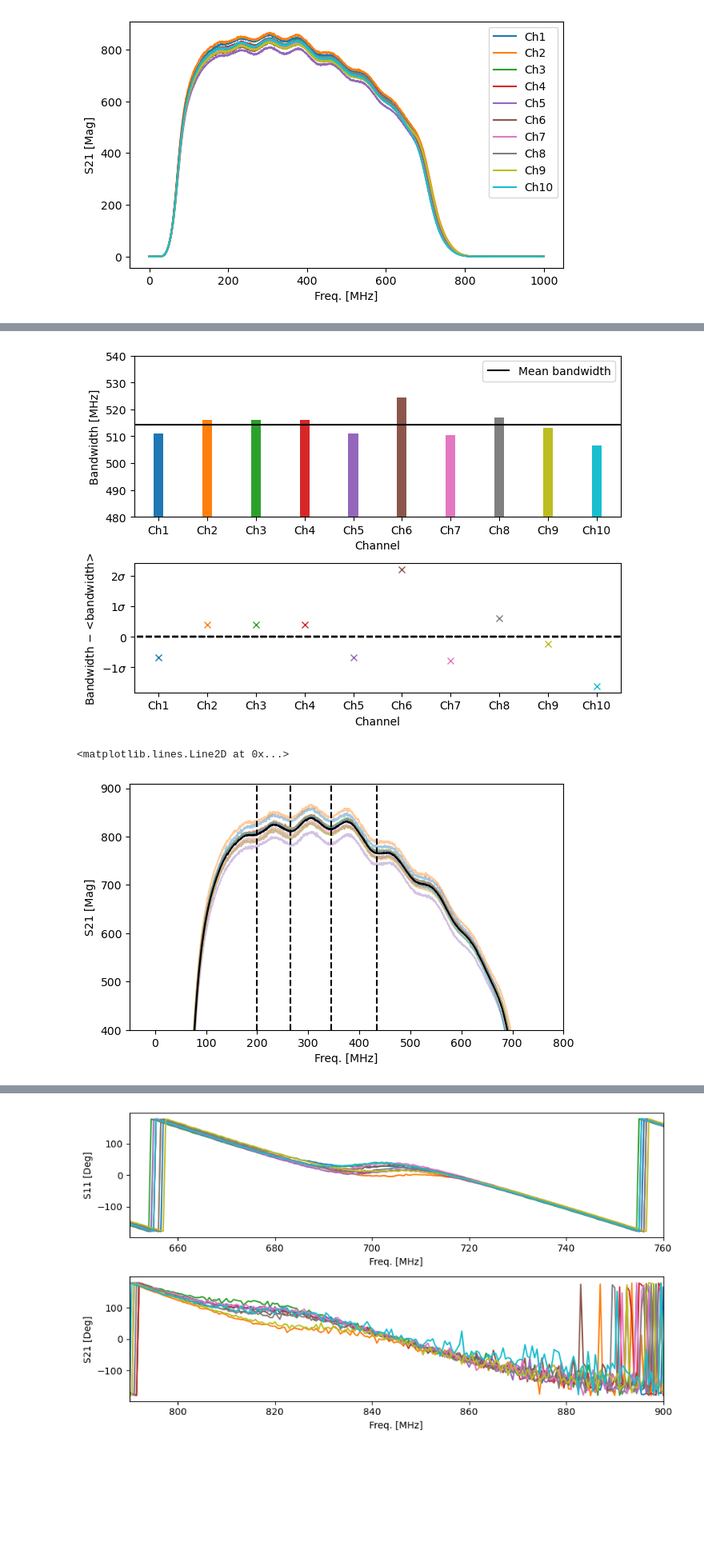
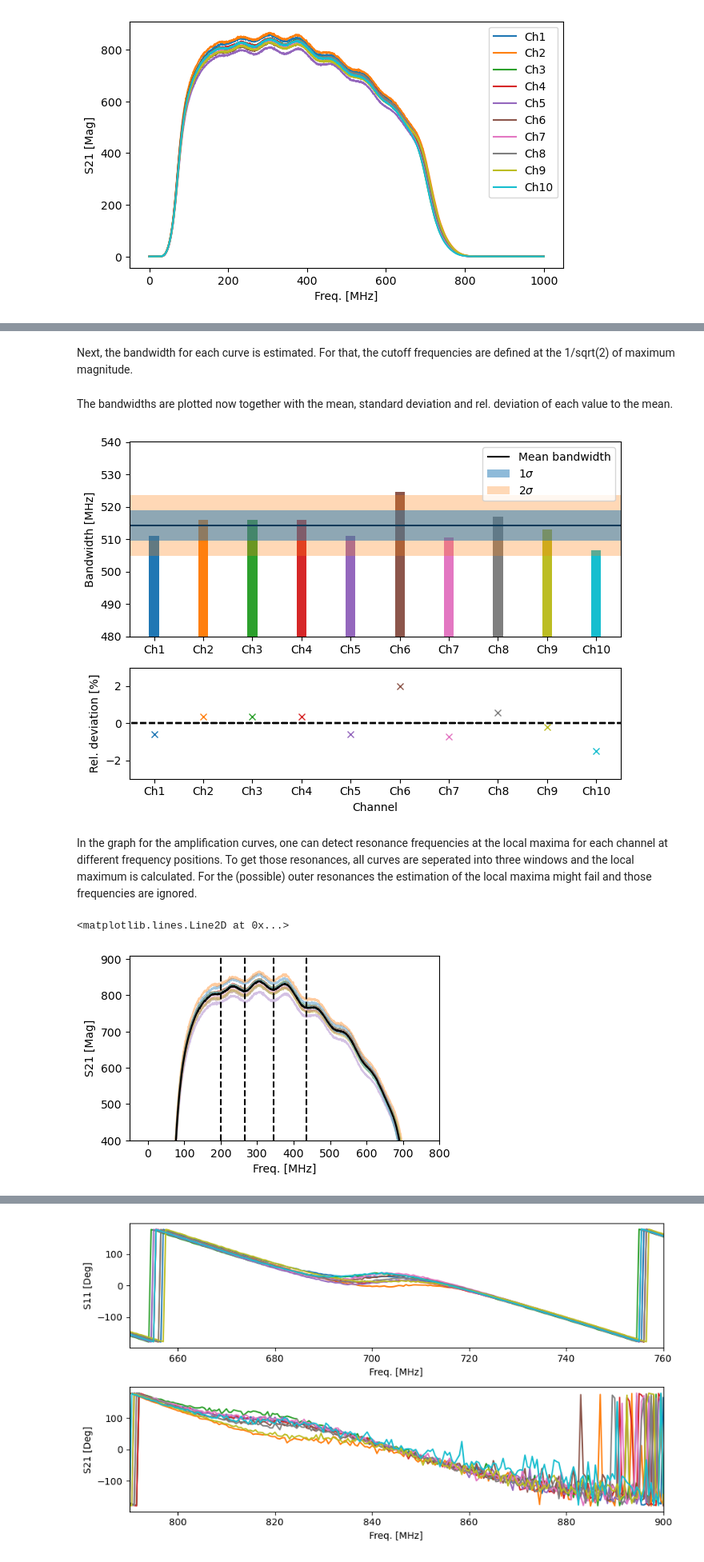
Before and after one commit to MMWeigelt/phd_app_exercise, a Jupyter notebook: my_amp_figures.ipynb, the cells around one changed output, grey strips where cells are left out. Shown at 80% size. Drawn from its saved outputs; the diff is of its cells as text; code cells hidden in the pictures; blank space fills up the shorter version.

```diff
--- a/my_amp_figures.ipynb
+++ b/my_amp_figures.ipynb
@@ -44,6 +49,5 @@ ax.legend()
 # %%
 # Mean amplification magnitude
-
 sum_mag_perFreq = []
 for num in range(len(data[0]['FreqHz'])):
     _ = [data[i]['S21MAG'][num] for i in range(len(data))]
@@ -51,22 +55,40 @@ for num in range(len(data[0]['FreqHz'])):
     sum_mag_perFreq.append(s)
 mean_S21_mag = np.array(sum_mag_perFreq)/len(data)
 
+# Difference to mean amplification curve
 diff_to_mean = []
 for i in range(len(data)):
     diff = [data[i]['S21MAG'][num] - mean_S21_mag[num] for num in range(len(data[0]['FreqHz']))]
     diff_to_mean.append(diff)
 
-fig, axs = plt.subplots(2, 1, figsize=(7, 6), height_ratios=[5, 1])
+# Calculate standard deviation
+std = []
+for num in range(len(data[0]['FreqHz'])):
+    values = [data[i]['S21MAG'][num] for i in range(len(data))]
+    std.append(np.std(values))
+std = np.array(std)
+
+# Plot
+fig, axs = plt.subplots(2, 1, figsize=(7, 6), height_ratios=[5, 2])
+
 axs[0].set_ylabel('S21 [Mag]')
+axs[0].set_ylim(ymin=450, ymax=900)
+axs[0].set_xlim(xmin=0, xmax=800)
 for i in range(len(data)):
-    axs[0].plot(data[0]['FreqHz']/1e6, data[i]['S21MAG'], alpha=0.4)
+    axs[0].plot(data[0]['FreqHz']/1e6, data[i]['S21MAG'], alpha=0.3, color='grey', linewidth=0.7)
 axs[0].plot(data[0]['FreqHz']/1e6, mean_S21_mag, color='k', label='Mean amplification magnitude')
+axs[0].fill_between(data[0]['FreqHz']/1e6, mean_S21_mag-std, mean_S21_mag+std, alpha=0.5, label=r'$1\sigma$', zorder=2)
+axs[0].fill_between(data[0]['FreqHz']/1e6, mean_S21_mag-2*std, mean_S21_mag+2*std, alpha=0.3, label=r'$2\sigma$', zorder=1)
 axs[0].legend()
 
 axs[1].set_xlabel('Freq. [MHz]')
 axs[1].set_ylabel(r'(S21 $-$ <S21>) [Mag]')
+axs[1].set_xlim(xmin=0, xmax=800)
 for i in range(len(diff_to_mean)):
-    axs[1].plot(data[0]['FreqHz']/1e6, diff_to_mean[i])
+    axs[1].plot(data[0]['FreqHz']/1e6, diff_to_mean[i], linewidth=0.7)
+zeros = np.array([0 for i in std])
+axs[1].fill_between(data[0]['FreqHz']/1e6, zeros-std, zeros+std, alpha=0.5, zorder=2)
+axs[1].fill_between(data[0]['FreqHz']/1e6, zeros-2*std, zeros+2*std, alpha=0.3, zorder=1)
 
 fig.tight_layout()
 # %% [output]
@@ -74 +96,3 @@ fig.tight_layout()
+# %% [markdown]
+Next, the bandwidth for each curve is estimated. For that, the cutoff frequencies are defined at the 1/sqrt(2) of maximum magnitude.
 # %%
@@ -93,59 +115,63 @@ for i in range(len(data)):
     cutoff_freq_right = data[i]['FreqHz'][cutoff_index_right]
 
     bandwidths.append((cutoff_freq_right - cutoff_freq_left)/1e6)
+# %% [markdown]
+The bandwidths are plotted now together with the mean, standard deviation and rel. deviation of each value to the mean.
 # %%
 channels = ['Ch{}'.format(i) for i in range(1, 11)]
 mean_bandw = np.mean(bandwidths)
 std_bandw = np.std(bandwidths)
 
-fig, axs = plt.subplots(2, 1, figsize=(7, 5), height_ratios=(5, 4))
+fig, axs = plt.subplots(2, 1, figsize=(7, 5), height_ratios=(7, 4))
 
-axs[0].set_xlabel('Channel')
 axs[0].set_ylabel('Bandwidth [MHz]')
 axs[0].set_ylim(ymin=480, ymax=540)
 axs[0].set_xlim(xmin=-0.5, xmax=9.5)
 for i in range(len(channels)):
     axs[0].bar(channels[i], bandwidths[i], width=0.2)
 axs[0].hlines(y=mean_bandw, xmin=-1, xmax=10, colors='k', label='Mean bandwidth')
+axs[0].fill_between(np.linspace(-1 , 11, 13), np.array(mean_bandw)-std_bandw, np.array(mean_bandw)+std_bandw, alpha=0.5, label=r'$1\sigma$', zorder=2)
+axs[0].fill_between(np.linspace(-1 , 11, 13), np.array(mean_bandw)-2*std_bandw, np.array(mean_bandw)+2*std_bandw, alpha=0.3, label=r'$2\sigma$', zorder=1)
 axs[0].legend()
 
 axs[1].set_xlabel('Channel')
-axs[1].set_ylabel(r'Bandwidth $-$ <bandwidth>')
+axs[1].set_ylabel('Rel. deviation [%]')
 axs[1].set_xlim(xmin=-0.5, xmax=9.5)
+axs[1].set_ylim(ymin=-3, ymax=3)
 for i in range(len(channels)):
-    axs[1].plot(channels[i], (bandwidths[i] - mean_bandw)/std_bandw, linestyle='', marker='x')
+    axs[1].plot(channels[i], (bandwidths[i] - mean_bandw)/mean_bandw * 100, linestyle='', marker='x')
     axs[1].hlines(y=0, xmin=-1, xmax=10, colors='k', linestyle='--')
-axs[1].set_yticklabels([r'$-2\sigma$', r'$-1\sigma$', '0', r'$1\sigma$', r'$2\sigma$'])
+
 
 fig.tight_layout()
 # %% [output]
-[figure, old version]
+[figure, new version]
+# %% [markdown]
+In the graph for the amplification curves, one can detect resonance frequencies at the local maxima for each channel at different frequency positions. To get those resonances, all curves are seperated into three windows and the local maximum is calculated. For the (possible) outer resonances the estimation of the local maxima might fail and those frequencies are ignored.
 # %%
-# Resonance frequencies (visualize for easy find first, then compare between amps)
-
 # Set boundaries around visible supposed resonance frequencies for local estimation later
 sum_mag_perFreq = []
 for num in range(len(data[0]['FreqHz'])):
     _ = [data[i]['S21MAG'][num] for i in range(len(data))]
     s = np.sum(_)
     sum_mag_perFreq.append(s)
 mean_S21_mag = np.array(sum_mag_perFreq)/len(data)
 
-fig, ax = plt.subplots(figsize=(7, 4))
+fig, ax = plt.subplots(figsize=(5, 3))
 ax.set_ylabel('S21 [Mag]')
 ax.set_xlabel('Freq. [MHz]')
 for i in range(len(data)):
     ax.plot(data[0]['FreqHz']/1e6, data[i]['S21MAG'], alpha=0.4)
 ax.plot(data[0]['FreqHz']/1e6, mean_S21_mag, color='k')
 ax.set_ylim(ymin=400)
 ax.set_xlim(xmax=800)
 ax.axvline(x=200, color='k', linestyle='--')
 ax.axvline(x=265, color='k', linestyle='--')
 ax.axvline(x=345, color='k', linestyle='--')
 ax.axvline(x=435, color='k', linestyle='--')
 # %% [output]
 <matplotlib.lines.Line2D at 0x...>
-[figure, old version]
+[figure, new version]
 # %%
 # Search local maxima to find resonance frequencies
 
```
Also changed, not shown: parts of 12 cells of this notebook.
